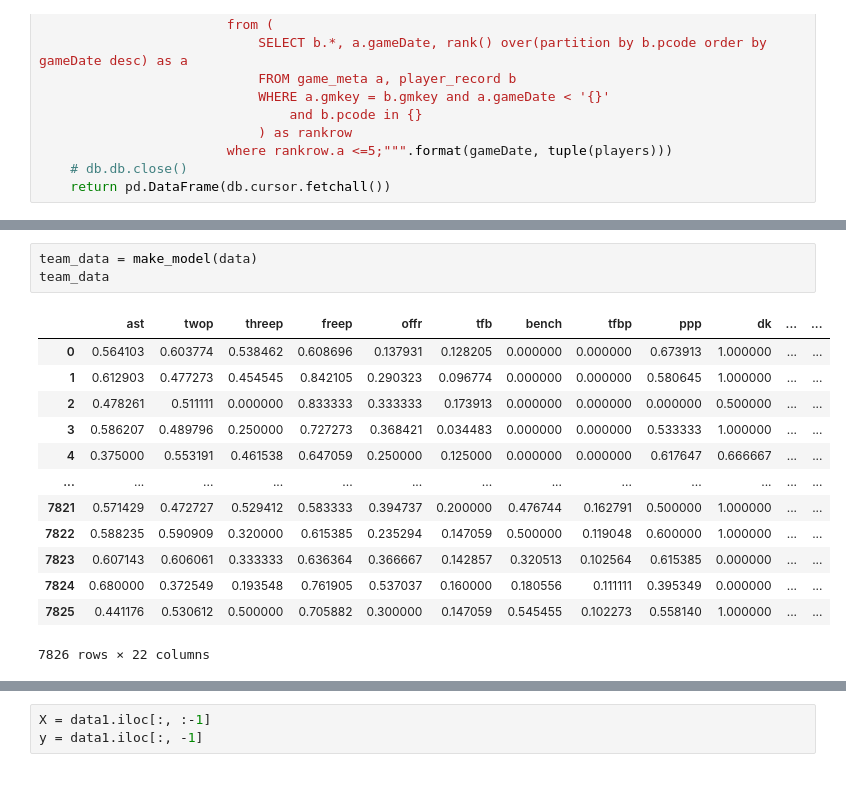
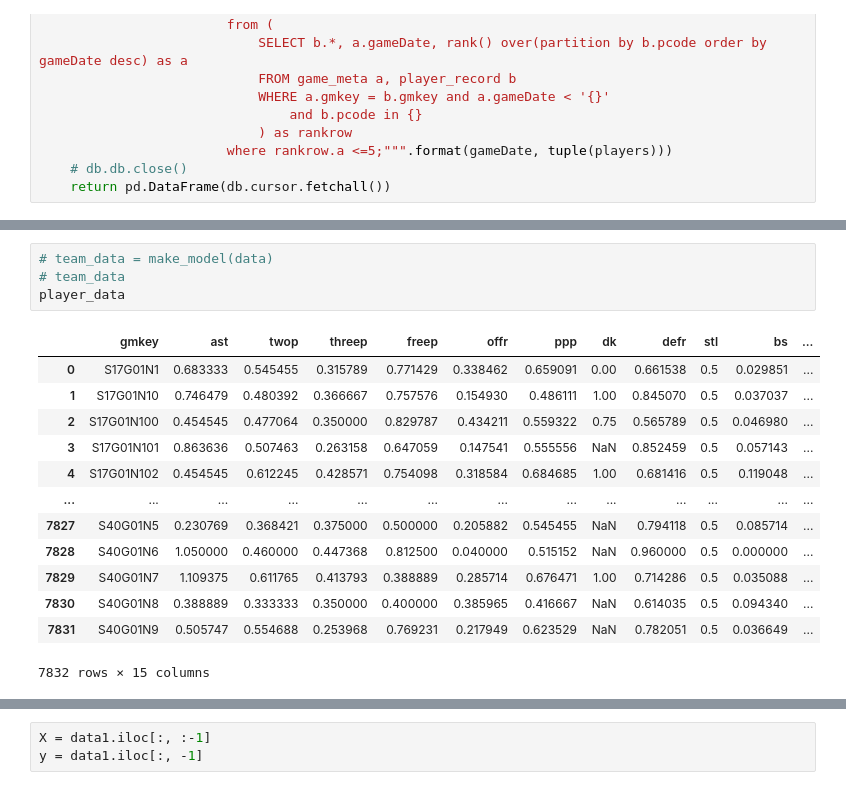
Before and after one commit to GrulsuitG/KBLPredict, a Jupyter notebook: Crawling/model.ipynb, the cells around one changed output, grey strips where cells are left out. Drawn from its saved outputs; the diff is of its cells as text.

```diff
--- a/Crawling/model.ipynb
+++ b/Crawling/model.ipynb
@@ -392,19 +415,20 @@ KeyError: 'gmkey'
 # %%
-team_data = make_model(data)
-team_data
+# team_data = make_model(data)
+# team_data
+player_data
 # %% [output]
-|  | ast | twop | threep | freep | offr | tfb | bench | tfbp | ppp | dk | ... | ... |
-| 0 | 0.564103 | 0.603774 | 0.538462 | 0.608696 | 0.137931 | 0.128205 | 0.000000 | 0.000000 | 0.673913 | 1.000000 | ... | ... |
-| 1 | 0.612903 | 0.477273 | 0.454545 | 0.842105 | 0.290323 | 0.096774 | 0.000000 | 0.000000 | 0.580645 | 1.000000 | ... | ... |
-| 2 | 0.478261 | 0.511111 | 0.000000 | 0.833333 | 0.333333 | 0.173913 | 0.000000 | 0.000000 | 0.000000 | 0.500000 | ... | ... |
-| 3 | 0.586207 | 0.489796 | 0.250000 | 0.727273 | 0.368421 | 0.034483 | 0.000000 | 0.000000 | 0.533333 | 1.000000 | ... | ... |
-| 4 | 0.375000 | 0.553191 | 0.461538 | 0.647059 | 0.250000 | 0.125000 | 0.000000 | 0.000000 | 0.617647 | 0.666667 | ... | ... |
+|  | gmkey | ast | twop | threep | freep | offr | ppp | dk | defr | stl | bs | ... |
+| 0 | S17G01N1 | 0.683333 | 0.545455 | 0.315789 | 0.771429 | 0.338462 | 0.659091 | 0.00 | 0.661538 | 0.5 | 0.029851 | ... |
+| 1 | S17G01N10 | 0.746479 | 0.480392 | 0.366667 | 0.757576 | 0.154930 | 0.486111 | 1.00 | 0.845070 | 0.5 | 0.037037 | ... |
+| 2 | S17G01N100 | 0.454545 | 0.477064 | 0.350000 | 0.829787 | 0.434211 | 0.559322 | 0.75 | 0.565789 | 0.5 | 0.046980 | ... |
+| 3 | S17G01N101 | 0.863636 | 0.507463 | 0.263158 | 0.647059 | 0.147541 | 0.555556 | NaN | 0.852459 | 0.5 | 0.057143 | ... |
+| 4 | S17G01N102 | 0.454545 | 0.612245 | 0.428571 | 0.754098 | 0.318584 | 0.684685 | 1.00 | 0.681416 | 0.5 | 0.119048 | ... |
 | ... | ... | ... | ... | ... | ... | ... | ... | ... | ... | ... | ... | ... |
-| 7821 | 0.571429 | 0.472727 | 0.529412 | 0.583333 | 0.394737 | 0.200000 | 0.476744 | 0.162791 | 0.500000 | 1.000000 | ... | ... |
-| 7822 | 0.588235 | 0.590909 | 0.320000 | 0.615385 | 0.235294 | 0.147059 | 0.500000 | 0.119048 | 0.600000 | 1.000000 | ... | ... |
-| 7823 | 0.607143 | 0.606061 | 0.333333 | 0.636364 | 0.366667 | 0.142857 | 0.320513 | 0.102564 | 0.615385 | 0.000000 | ... | ... |
-| 7824 | 0.680000 | 0.372549 | 0.193548 | 0.761905 | 0.537037 | 0.160000 | 0.180556 | 0.111111 | 0.395349 | 0.000000 | ... | ... |
-| 7825 | 0.441176 | 0.530612 | 0.500000 | 0.705882 | 0.300000 | 0.147059 | 0.545455 | 0.102273 | 0.558140 | 1.000000 | ... | ... |
+| 7827 | S40G01N5 | 0.230769 | 0.368421 | 0.375000 | 0.500000 | 0.205882 | 0.545455 | NaN | 0.794118 | 0.5 | 0.085714 | ... |
+| 7828 | S40G01N6 | 1.050000 | 0.460000 | 0.447368 | 0.812500 | 0.040000 | 0.515152 | NaN | 0.960000 | 0.5 | 0.000000 | ... |
+| 7829 | S40G01N7 | 1.109375 | 0.611765 | 0.413793 | 0.388889 | 0.285714 | 0.676471 | 1.00 | 0.714286 | 0.5 | 0.035088 | ... |
+| 7830 | S40G01N8 | 0.388889 | 0.333333 | 0.350000 | 0.400000 | 0.385965 | 0.416667 | NaN | 0.614035 | 0.5 | 0.094340 | ... |
+| 7831 | S40G01N9 | 0.505747 | 0.554688 | 0.253968 | 0.769231 | 0.217949 | 0.623529 | NaN | 0.782051 | 0.5 | 0.036649 | ... |
-7826 rows × 22 columns
+7832 rows × 15 columns
 # %%
 # data1 = result.replace(0, 0.1)
```
Also changed, not shown: parts of 13 cells of this notebook, 1 other file.
